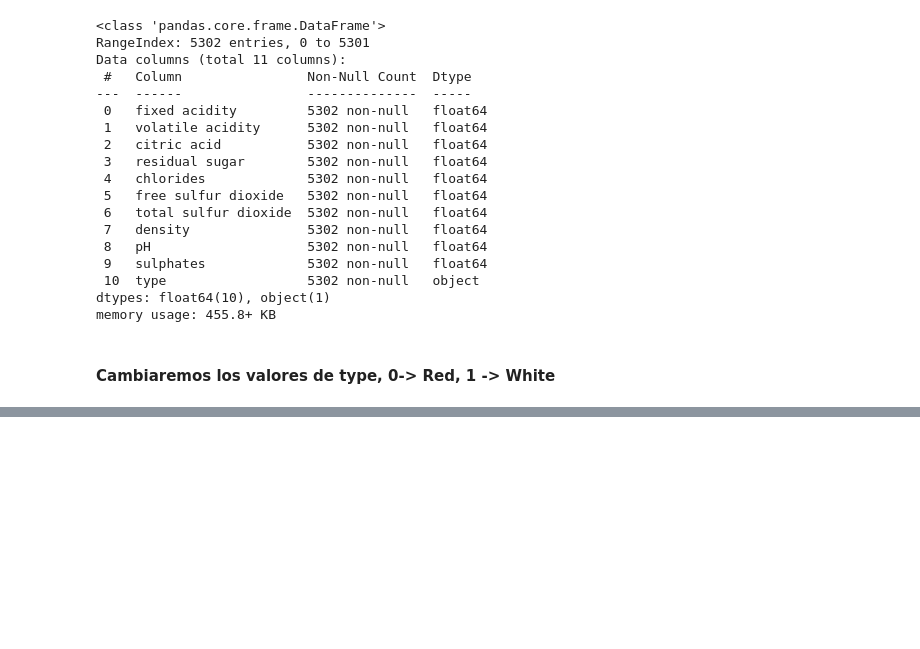
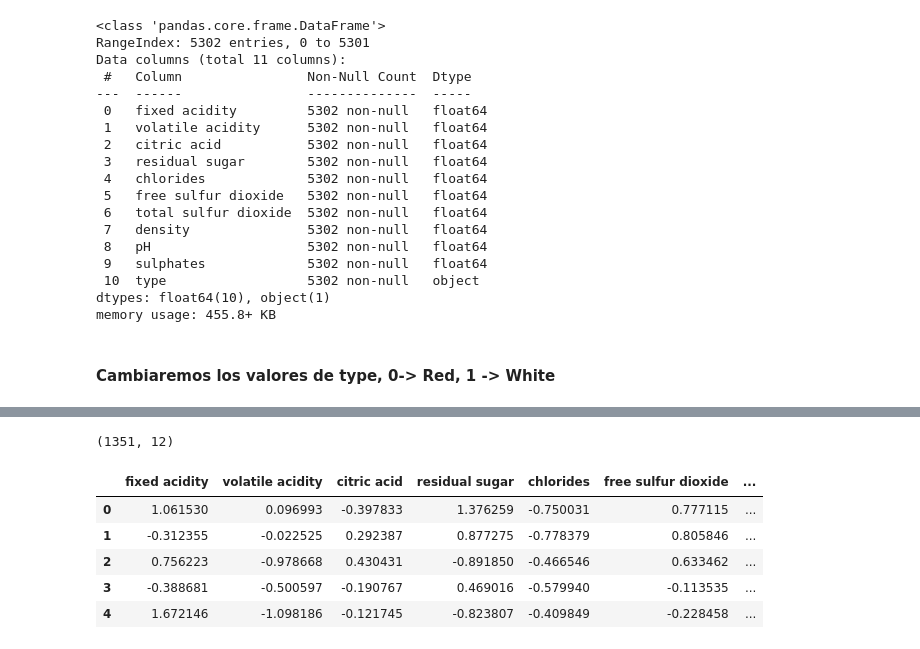
Before and after one commit to 16danielvm/Wine_Classification, a Jupyter notebook: Classification_wines.ipynb, the cells around one changed output, grey strips where cells are left out. Drawn from its saved outputs; the diff is of its cells as text; code cells hidden in the pictures; blank space fills up the shorter version.

```diff
--- a/Classification_wines.ipynb
+++ b/Classification_wines.ipynb
@@ -45,0 +102,14 @@ from sklearn.preprocessing import LabelEncoder
+# %%
+df_wines_white.shape
+# %% [output]
+(1351, 12)
+# %%
+df_wines_class = pd.concat([df_wines_white,df_wines_red], ignore_index= True)
+df_wines_class.head()
+# %% [output]
+|  | fixed acidity | volatile acidity | citric acid | residual sugar | chlorides | free sulfur dioxide | ... |
+| 0 | 1.061530 | 0.096993 | -0.397833 | 1.376259 | -0.750031 | 0.777115 | ... |
+| 1 | -0.312355 | -0.022525 | 0.292387 | 0.877275 | -0.778379 | 0.805846 | ... |
+| 2 | 0.756223 | -0.978668 | 0.430431 | -0.891850 | -0.466546 | 0.633462 | ... |
+| 3 | -0.388681 | -0.500597 | -0.190767 | 0.469016 | -0.579940 | -0.113535 | ... |
+| 4 | 1.672146 | -1.098186 | -0.121745 | -0.823807 | -0.409849 | -0.228458 | ... |
```
Also changed, not shown: parts of 52 cells of this notebook.
